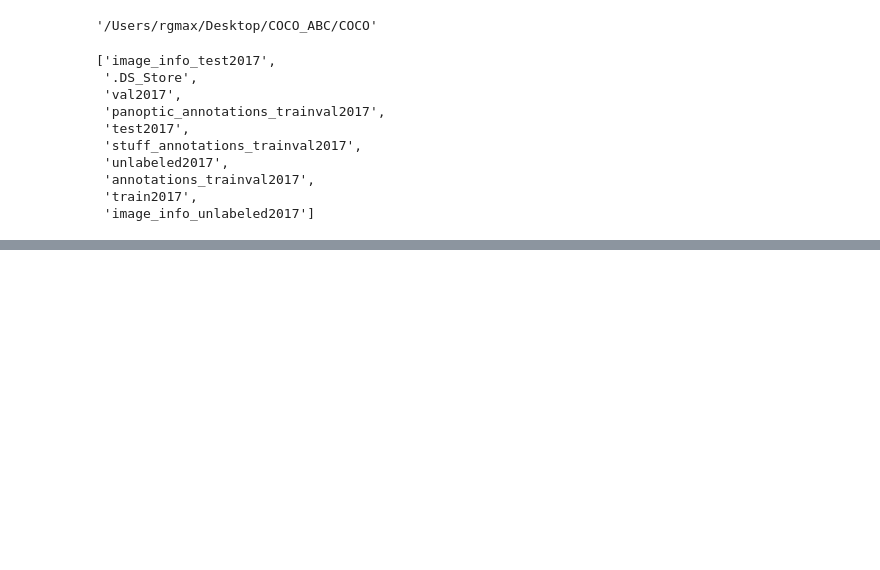
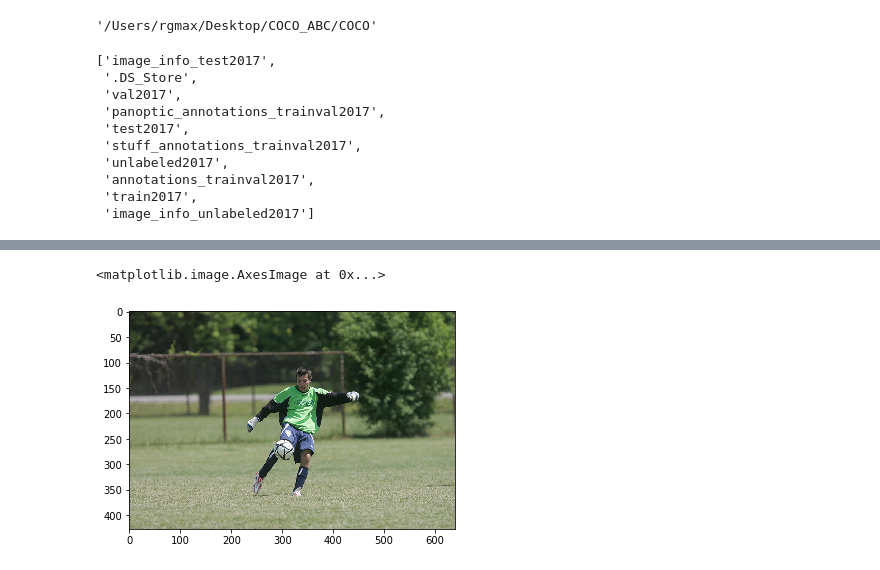
Before and after one commit to rg4sun/COCO_ABC, a Jupyter notebook: glance_through_COCO.ipynb, the cells around one changed output, grey strips where cells are left out. Drawn from its saved outputs; the diff is of its cells as text; code cells hidden in the pictures; blank space fills up the shorter version.

```diff
--- a/glance_through_COCO.ipynb
+++ b/glance_through_COCO.ipynb
@@ -62,0 +76,13 @@ COCODIRS
+# %%
+# 为了方便图片直接显示在jupyter中，cv的imshow不能直接在jupyter中显示
+# 为了用matplotlib显示（ 不能用plt.show()，要用plt.imshow() ）
+# 由于CV的通道是BGR顺序，而matpotlib是 RGB顺序，这里要做通道转换
+# 方法一
+def bgr2rgb_v2(img):
+    # 用cv自带的分割和合并函数
+    B,G,R = cv.split(img)
+    return cv.merge([R,G,B])
+# 方法二
+def bgr2rgb(img):
+    # 直接用python切片特性，[start: end: step], 这里start end为空，则默认遍历全部，step为-1则倒序遍历
+    return img[:, :, ::-1]
@@ -63,2 +98,8 @@ COCODIRS
+# %%
+img = bgr2rgb(img)
+plt.imshow(img)
+# %% [output]
+<matplotlib.image.AxesImage at 0x...>
+[figure, added]
 # %%
 from pycocotools.coco import COCO
```
Also changed, not shown: parts of 3 cells of this notebook.
